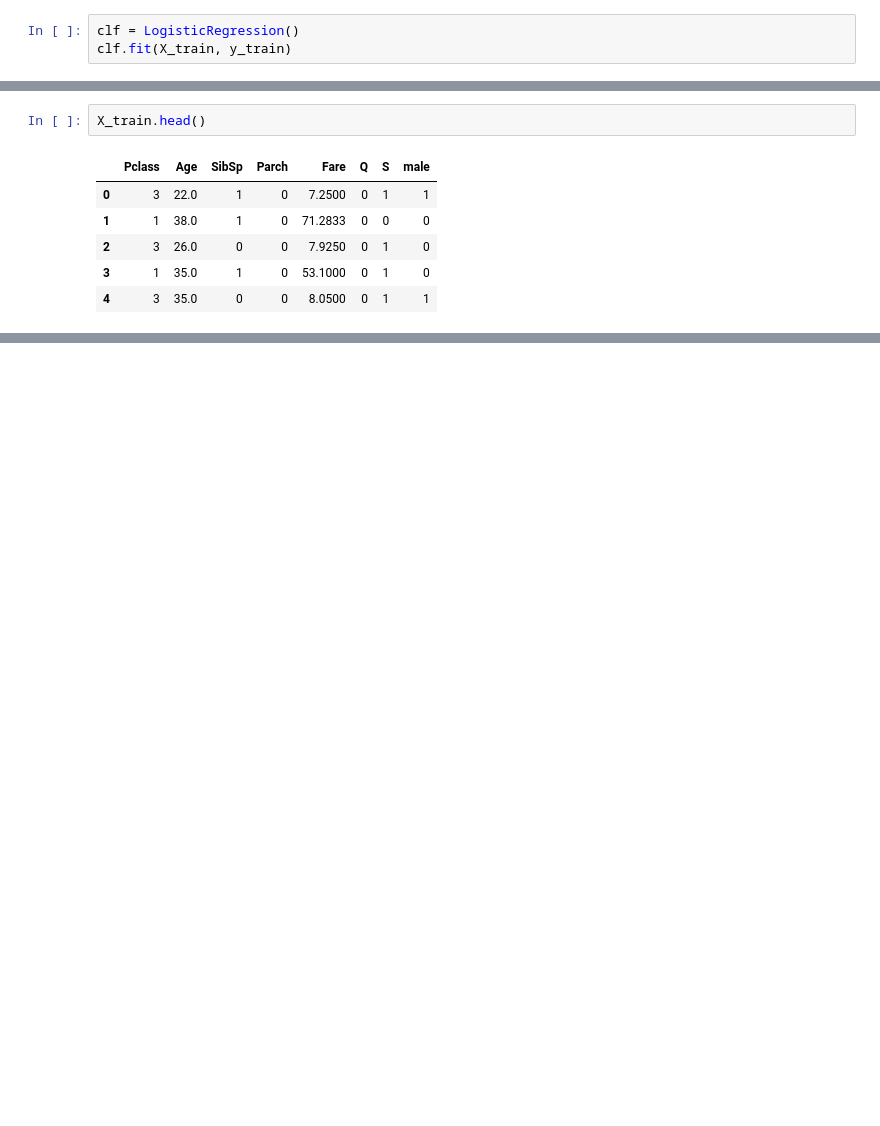
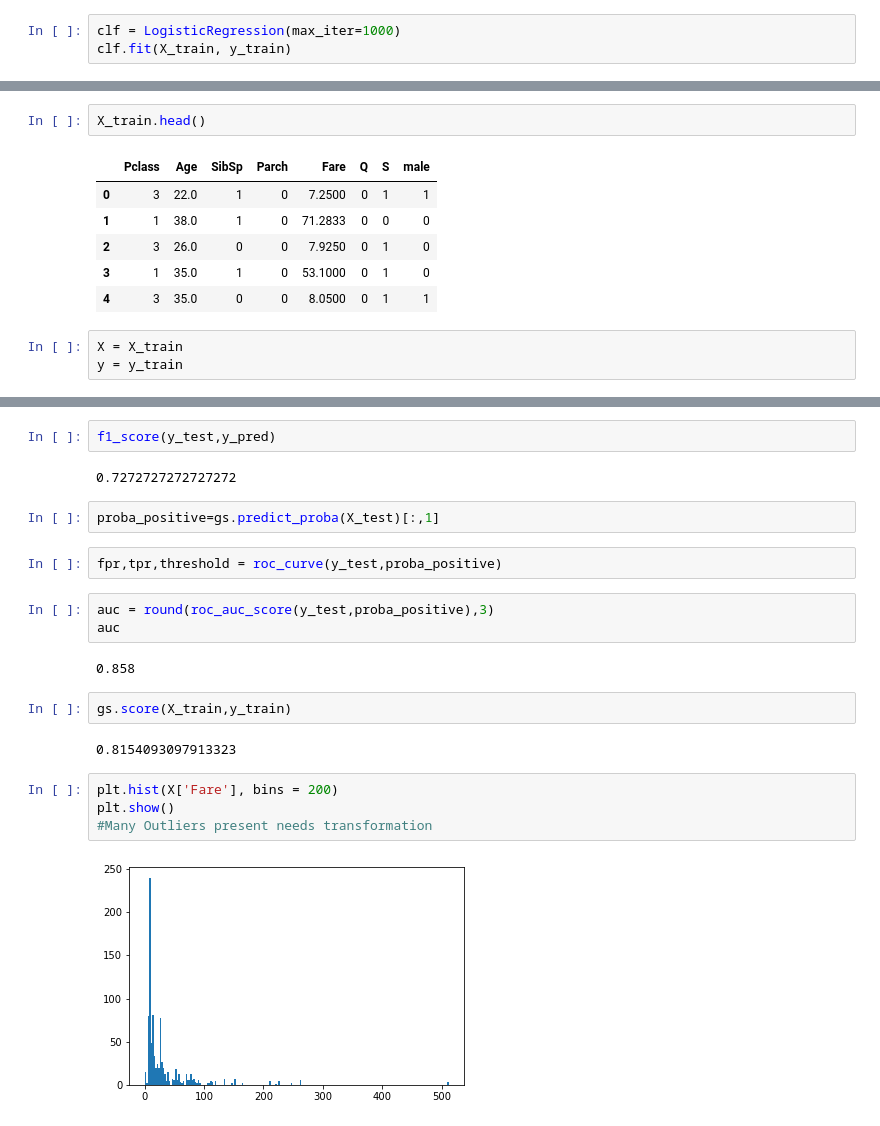
Before and after one commit to PRAVEENTHEPACIFIER/ML, a Jupyter notebook: Logistic Regression.ipynb, the cells around one changed output, grey strips where cells are left out. Drawn from its saved outputs; the diff is of its cells as text; blank space fills up the shorter version.

```diff
--- a/Logistic Regression.ipynb
+++ b/Logistic Regression.ipynb
@@ -271,6 +289,6 @@ y_train.head()
 4    0
 Name: Survived, dtype: int64
 # %%
-clf = LogisticRegression()
+clf = LogisticRegression(max_iter=1000)
 clf.fit(X_train, y_train)
 # %% [output]
@@ -309,3 +310,6 @@ X_train.head()
 | 2 | 3 | 26.0 | 0 | 0 | 7.9250 | 0 | 1 | 0 |
 | 3 | 1 | 35.0 | 1 | 0 | 53.1000 | 0 | 1 | 0 |
 | 4 | 3 | 35.0 | 0 | 0 | 8.0500 | 0 | 1 | 1 |
+# %%
+X = X_train
+y = y_train
@@ -311,0 +396,23 @@ X_train.head()
+# %%
+f1_score(y_test,y_pred)
+# %% [output]
+0.7272727272727272
+# %%
+proba_positive=gs.predict_proba(X_test)[:,1]
+# %%
+fpr,tpr,threshold = roc_curve(y_test,proba_positive)
+# %%
+auc = round(roc_auc_score(y_test,proba_positive),3)
+auc
+# %% [output]
+0.858
+# %%
+gs.score(X_train,y_train)
+# %% [output]
+0.8154093097913323
+# %%
+plt.hist(X['Fare'], bins = 200)
+plt.show()
+#Many Outliers present needs transformation
+# %% [output]
+[figure, added]
```
Also changed, not shown: parts of 47 cells of this notebook.
